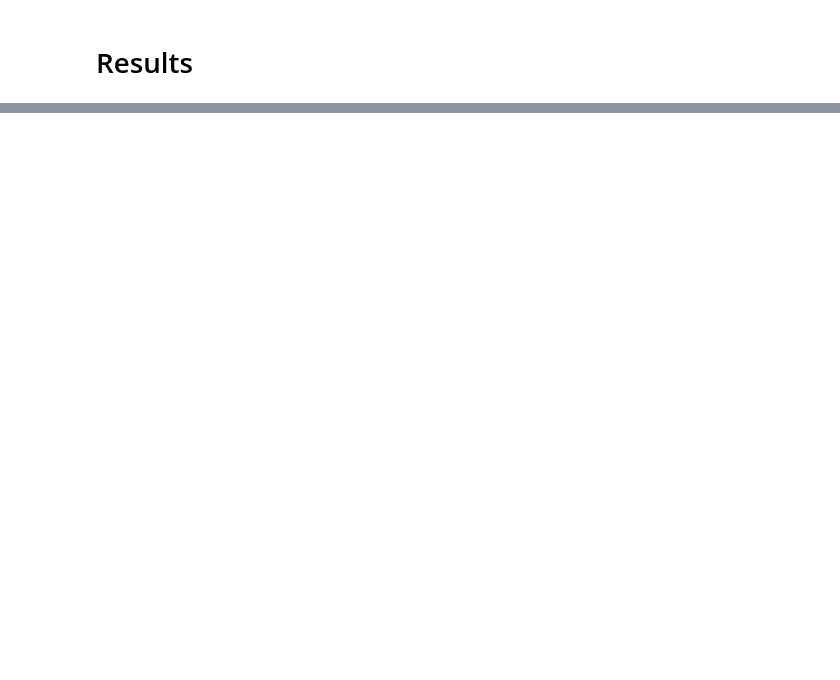
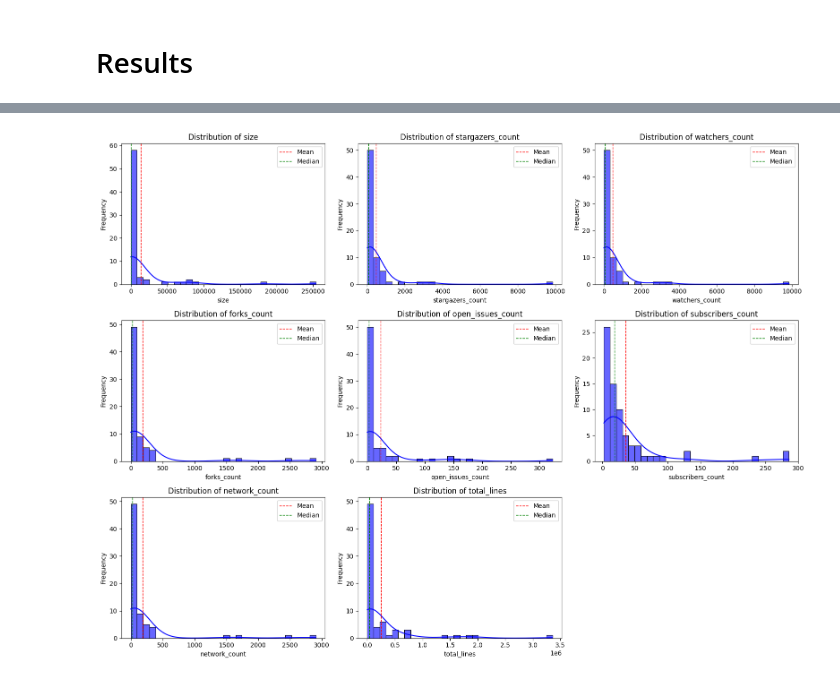
Before and after one commit to Cafeo-Group/git-infer, a Jupyter notebook: get_metics.ipynb, the cells around one changed output, grey strips where cells are left out. Saved outputs shown, nothing was run; the diff lists cells and outputs as text; code cells hidden in the pictures; blank space fills up the shorter version.

Commit message:
feat: Add plotting functionality for metrics distribution

```diff
--- a/get_metics.ipynb
+++ b/get_metics.ipynb
@@ -136,6 +156,23 @@ def generate_statistics(dataframe):
     statistics.to_csv(file_path)
 
     return statistics
+# %%
+def plot_metrics_distribution():
+    plt.figure(figsize=(16, 12))
+
+    for i, metric in enumerate(METRICS):
+        plt.subplot(3, 3, i + 1)
+        sns.histplot(dataframe[metric], kde=True, bins=30, color='blue', alpha=0.6)
+        plt.axvline(dataframe[metric].mean(), color='r', linestyle='dashed', linewidth=1, label='Mean')
+        plt.axvline(dataframe[metric].median(), color='g', linestyle='dashed', linewidth=1, label='Median')
+        plt.title(f'Distribution of {metric}')
+        plt.xlabel(metric)
+        plt.ylabel('Frequency')
+        plt.legend()
+
+    plt.tight_layout()
+    plt.savefig('results/distribution_metrics.png')
+    plt.show()
 # %% [markdown]
 # Results
 # %%
@@ -160,0 +242,4 @@ dataframe_statistics
+# %%
+plot_metrics_distribution()
+# %% [output]
+[figure, added]
```
Also changed, not shown: parts of 5 cells of this notebook, 4 other files.
